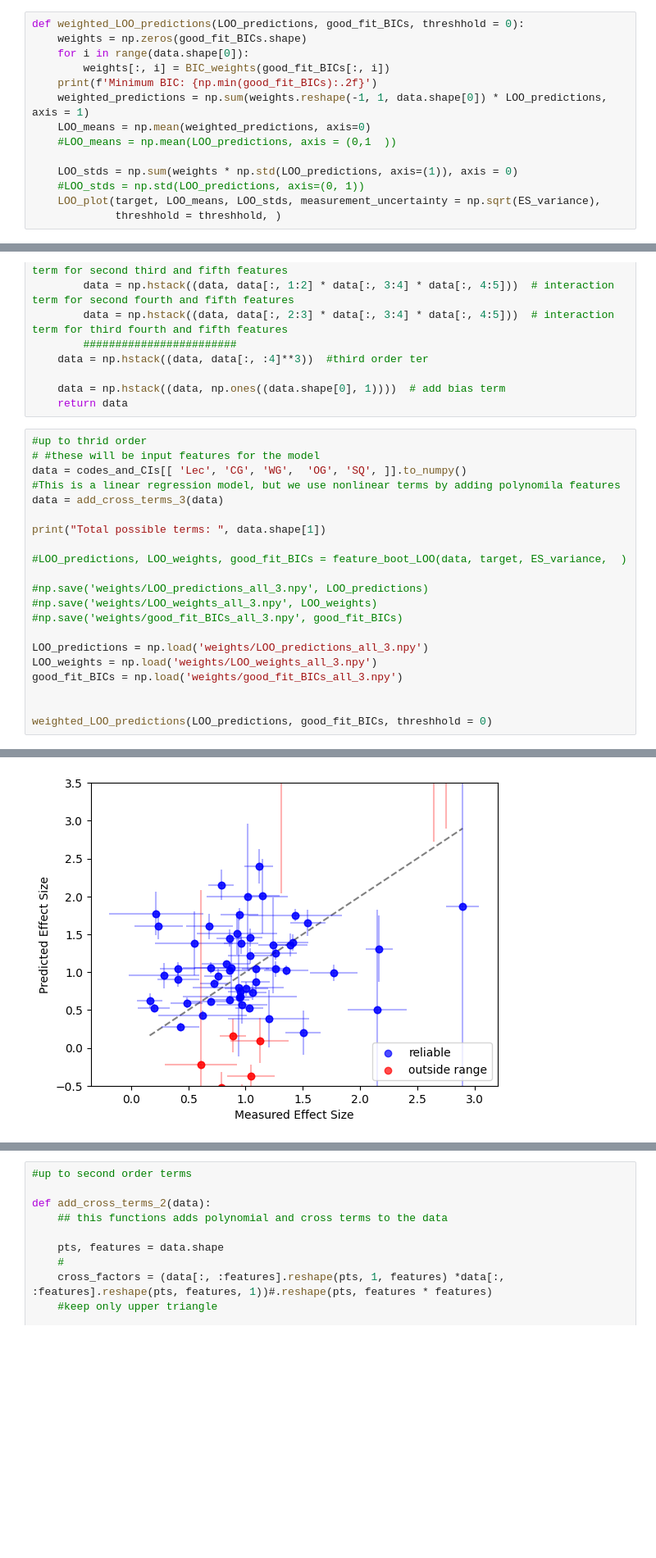
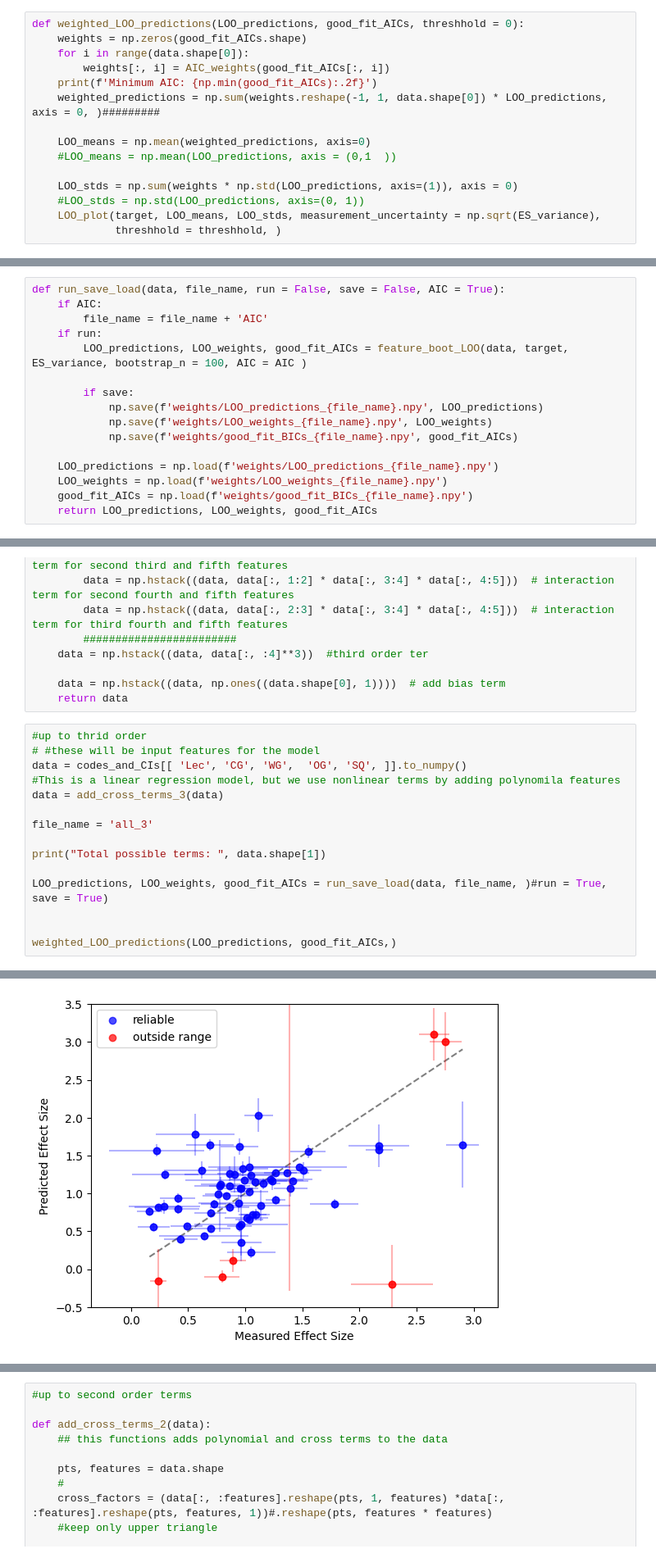
Before and after one commit to oross314/Modeling-Active-Learning-Classrooms, a Jupyter notebook: COPUS_narrowing.ipynb, the cells around one changed output, grey strips where cells are left out. Shown at 82% size. Drawn from its saved outputs; the diff is of its cells as text; blank space fills up the shorter version.

```diff
--- a/COPUS_narrowing.ipynb
+++ b/COPUS_narrowing.ipynb
@@ -12,12 +12,13 @@ target = codes_and_CIs['Effect Size'].to_numpy()
 
 ES_variance = codes_and_CIs['Effect Size Variance'].to_numpy()
 # %%
-def weighted_LOO_predictions(LOO_predictions, good_fit_BICs, threshhold = 0):
-    weights = np.zeros(good_fit_BICs.shape)
+def weighted_LOO_predictions(LOO_predictions, good_fit_AICs, threshhold = 0):
+    weights = np.zeros(good_fit_AICs.shape)
     for i in range(data.shape[0]):
-        weights[:, i] = BIC_weights(good_fit_BICs[:, i])
-    print(f'Minimum BIC: {np.min(good_fit_BICs):.2f}')
-    weighted_predictions = np.sum(weights.reshape(-1, 1, data.shape[0]) * LOO_predictions, axis = 1)
+        weights[:, i] = AIC_weights(good_fit_AICs[:, i])
+    print(f'Minimum AIC: {np.min(good_fit_AICs):.2f}')
+    weighted_predictions = np.sum(weights.reshape(-1, 1, data.shape[0]) * LOO_predictions, axis = 0, )#########
+
     LOO_means = np.mean(weighted_predictions, axis=0)
     #LOO_means = np.mean(LOO_predictions, axis = (0,1  ))
 
@@ -32,3 +33,19 @@ def BIC_weights(BICs):
+# %%
+def run_save_load(data, file_name, run = False, save = False, AIC = True):
+    if AIC:
+        file_name = file_name + 'AIC'
+    if run:
+        LOO_predictions, LOO_weights, good_fit_AICs = feature_boot_LOO(data, target, ES_variance, bootstrap_n = 100, AIC = AIC )
+
+        if save:
+            np.save(f'weights/LOO_predictions_{file_name}.npy', LOO_predictions)
+            np.save(f'weights/LOO_weights_{file_name}.npy', LOO_weights)
+            np.save(f'weights/good_fit_BICs_{file_name}.npy', good_fit_AICs)
+
+    LOO_predictions = np.load(f'weights/LOO_predictions_{file_name}.npy')
+    LOO_weights = np.load(f'weights/LOO_weights_{file_name}.npy')
+    good_fit_AICs = np.load(f'weights/good_fit_BICs_{file_name}.npy')
+    return LOO_predictions, LOO_weights, good_fit_AICs
 # %% [markdown]
 ### Fourth order: Lec, CG, WG, OG, SQ
 # %%
@@ -540,19 +437,13 @@ data = codes_and_CIs[[ 'Lec', 'CG', 'WG',  'OG', 'SQ', ]].to_numpy()
 #This is a linear regression model, but we use nonlinear terms by adding polynomila features
 data = add_cross_terms_3(data)
 
+file_name = 'all_3'
+
 print("Total possible terms: ", data.shape[1])
 
-#LOO_predictions, LOO_weights, good_fit_BICs = feature_boot_LOO(data, target, ES_variance,  )
-
-#np.save('weights/LOO_predictions_all_3.npy', LOO_predictions)
-#np.save('weights/LOO_weights_all_3.npy', LOO_weights)
-#np.save('weights/good_fit_BICs_all_3.npy', good_fit_BICs)
-
-LOO_predictions = np.load('weights/LOO_predictions_all_3.npy')
-LOO_weights = np.load('weights/LOO_weights_all_3.npy')
-good_fit_BICs = np.load('weights/good_fit_BICs_all_3.npy')
+LOO_predictions, LOO_weights, good_fit_AICs = run_save_load(data, file_name, )#run = True, save = True)
 
 
-weighted_LOO_predictions(LOO_predictions, good_fit_BICs, threshhold = 0)
+weighted_LOO_predictions(LOO_predictions, good_fit_AICs,)
 # %% [output]
 Total possible terms:  55
@@ -567 +451 @@ Minimum BIC: 37.45
-[figure, old version]
+[figure, new version]
```
Also changed, not shown: parts of 19 cells of this notebook, 7 other files.
